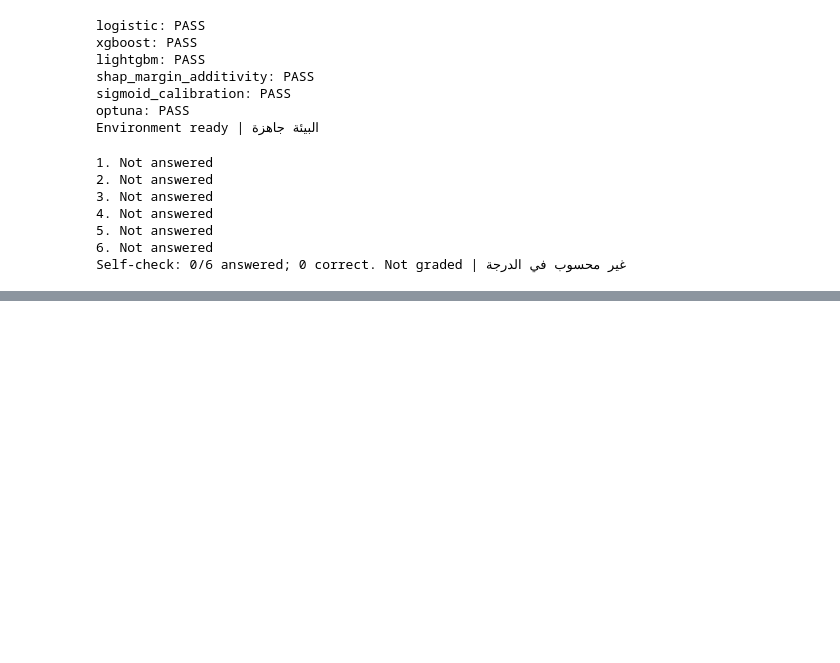
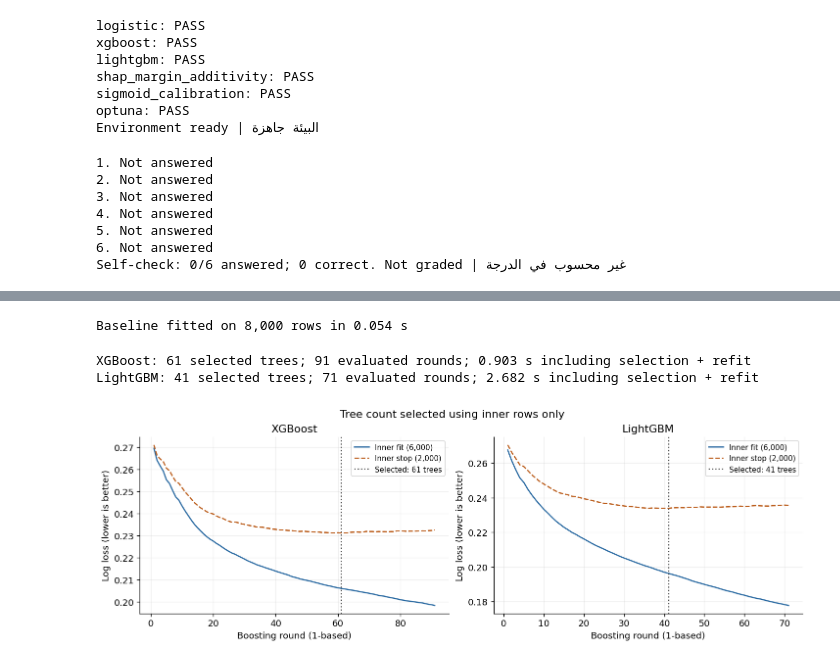
Before and after one commit to khuluodk1998/SDA-DSC-211-StudentCode, a Jupyter notebook: SDA_DSC_211_StudentCode_khuludalyousef.ipynb, the cells around one changed output, grey strips where cells are left out. Cells and saved outputs as stored; diff of their text form; code cells hidden in the pictures; blank space fills up the shorter version.

```diff
--- a/SDA_DSC_211_StudentCode_khuludalyousef.ipynb
+++ b/SDA_DSC_211_StudentCode_khuludalyousef.ipynb
@@ -208,0 +290,13 @@ Elapsed: 73.78 seconds | CPU | 10,000 training rows
+# %%
+development, comparison = splits["development"], splits["comparison"]
+inner_fit, inner_stop = splits["inner_fit"], splits["inner_stop"]
+assert not (set(development) & set(comparison))
+assert not (set(inner_fit) & set(inner_stop))
+split_table = pd.DataFrame([
+    {"role": role, "rows": len(index), "positive_rate": y.loc[index].mean()}
+    for role, index in splits.items()
+])
+shared_customers = len(set(train.loc[development, "customer_id"]) & set(train.loc[comparison, "customer_id"]))
+display(split_table)
+print(f"Customers shared across development/comparison: {shared_customers} — revisit on Day 2")
+models, timings, selections = {}, {}, {}
@@ -208,0 +310,38 @@ Elapsed: 73.78 seconds | CPU | 10,000 training rows
+# %%
+name = "Logistic Regression"
+models[name], timings[name] = fit_model(name, X.loc[development], y.loc[development], config)
+print(f"Baseline fitted on {len(development):,} rows in {timings[name]['train_seconds']:.3f} s")
+# %% [output]
+Baseline fitted on 8,000 rows in 0.054 s
+# %%
+for name in ("XGBoost", "LightGBM"):
+    selections[name] = select_tree_count(
+        name, X.loc[inner_fit], y.loc[inner_fit], X.loc[inner_stop], y.loc[inner_stop], config)
+    models[name], timings[name] = fit_model(
+        name, X.loc[development], y.loc[development], config, selections[name])
+    print(f"{name}: {selections[name]['selected_trees']} selected trees; "
+          f"{selections[name]['rounds_evaluated']} evaluated rounds; "
+          f"{timings[name]['train_seconds']:.3f} s including selection + refit")
+    if selections[name]["hit_tree_budget"]:
+        print("Tree budget reached: record this limitation before considering FULL_MODE.")
+# %% [output]
+XGBoost: 61 selected trees; 91 evaluated rounds; 0.903 s including selection + refit
+LightGBM: 41 selected trees; 71 evaluated rounds; 2.682 s including selection + refit
+# %%
+plt.rcParams.update({"font.size": 11, "axes.spines.top": False, "axes.spines.right": False,
+                     "figure.dpi": 120, "axes.grid": True, "grid.alpha": 0.2})
+colors = {"Logistic Regression": "#2667A0", "XGBoost": "#BA5A17", "LightGBM": "#18816A"}
+fig, axes = plt.subplots(1, 2, figsize=(12, 4), constrained_layout=True)
+for ax, (name, result) in zip(axes, selections.items()):
+    rounds = np.arange(1, len(result["curves"]["fit"]) + 1)
+    ax.plot(rounds, result["curves"]["fit"], label="Inner fit (6,000)", color="#2667A0")
+    ax.plot(rounds, result["curves"]["stop"], label="Inner stop (2,000)", color="#BA5A17", linestyle="--")
+    ax.axvline(result["selected_trees"], color="#444444", linestyle=":",
+               label=f"Selected: {result['selected_trees']} trees")
+    ax.set(title=name, xlabel="Boosting round (1-based)", ylabel="Log loss (lower is better)")
+    ax.legend(fontsize=9)
+fig.suptitle("Tree count selected using inner rows only")
+fig.savefig(ARTIFACTS / "day1_learning_curves.png", dpi=160)
+plt.show()
+# %% [output]
+[figure, added]
```
Also changed, not shown: parts of 8 cells of this notebook.
